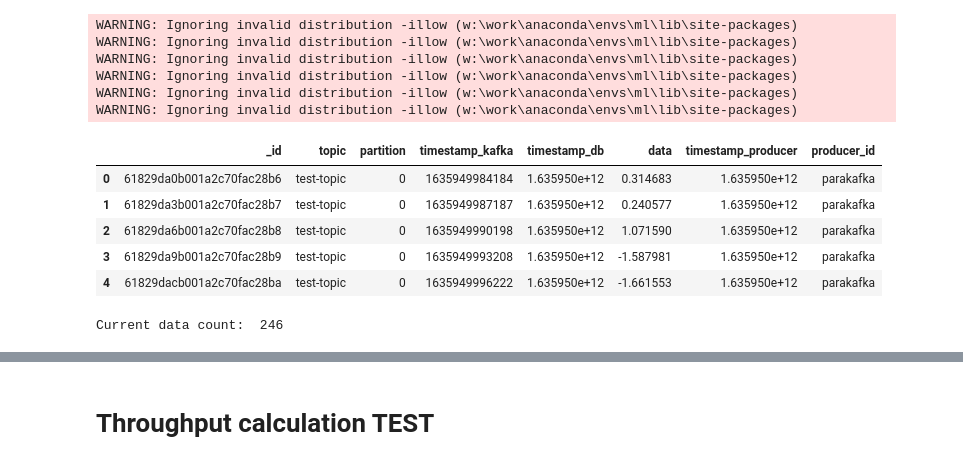
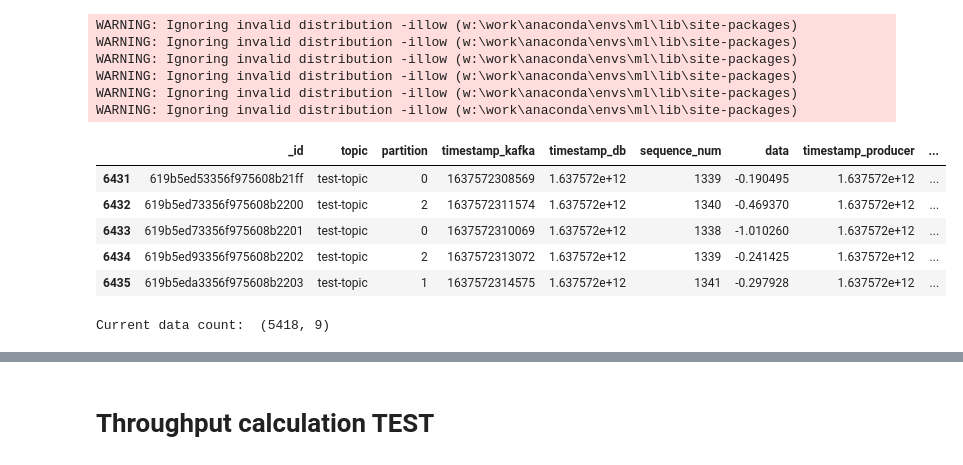
Before and after one commit to produdez/parakafka, a Jupyter notebook: src/client/notebook/plot.ipynb, the cells around one changed output, grey strips where cells are left out. Saved outputs shown, nothing was run; the diff lists cells and outputs as text; code cells hidden in the pictures.

```diff
--- a/src/client/notebook/plot.ipynb
+++ b/src/client/notebook/plot.ipynb
@@ -23,18 +23,18 @@ collection = db[collection_name]
 # %%
 import pandas as pd
 data = pd.DataFrame( list(collection.find({})))
-data.head()
+data.tail()
 # %% [output]
-|  | _id | topic | partition | timestamp_kafka | timestamp_db | data | timestamp_producer | producer_id |
-| 0 | 61829da0b001a2c70fac28b6 | test-topic | 0 | 1635949984184 | 1.635950e+12 | 0.314683 | 1.635950e+12 | parakafka |
-| 1 | 61829da3b001a2c70fac28b7 | test-topic | 0 | 1635949987187 | 1.635950e+12 | 0.240577 | 1.635950e+12 | parakafka |
-| 2 | 61829da6b001a2c70fac28b8 | test-topic | 0 | 1635949990198 | 1.635950e+12 | 1.071590 | 1.635950e+12 | parakafka |
-| 3 | 61829da9b001a2c70fac28b9 | test-topic | 0 | 1635949993208 | 1.635950e+12 | -1.587981 | 1.635950e+12 | parakafka |
-| 4 | 61829dacb001a2c70fac28ba | test-topic | 0 | 1635949996222 | 1.635950e+12 | -1.661553 | 1.635950e+12 | parakafka |
+|  | _id | topic | partition | timestamp_kafka | timestamp_db | sequence_num | data | timestamp_producer | ... |
+| 6431 | 619b5ed53356f975608b21ff | test-topic | 0 | 1637572308569 | 1.637572e+12 | 1339 | -0.190495 | 1.637572e+12 | ... |
+| 6432 | 619b5ed73356f975608b2200 | test-topic | 2 | 1637572311574 | 1.637572e+12 | 1340 | -0.469370 | 1.637572e+12 | ... |
+| 6433 | 619b5ed73356f975608b2201 | test-topic | 0 | 1637572310069 | 1.637572e+12 | 1338 | -1.010260 | 1.637572e+12 | ... |
+| 6434 | 619b5ed93356f975608b2202 | test-topic | 2 | 1637572313072 | 1.637572e+12 | 1339 | -0.241425 | 1.637572e+12 | ... |
+| 6435 | 619b5eda3356f975608b2203 | test-topic | 1 | 1637572314575 | 1.637572e+12 | 1341 | -0.297928 | 1.637572e+12 | ... |
 # %%
-print('Current data count: ', data.shape[0])
+print('Current data count: ', data.shape)
 # %% [output]
-Current data count:  246
+Current data count:  (5418, 9)
 # %%
 import matplotlib.pyplot as plt
 import seaborn as sns
```
Also changed, not shown: parts of 10 cells of this notebook, 1 other file.
